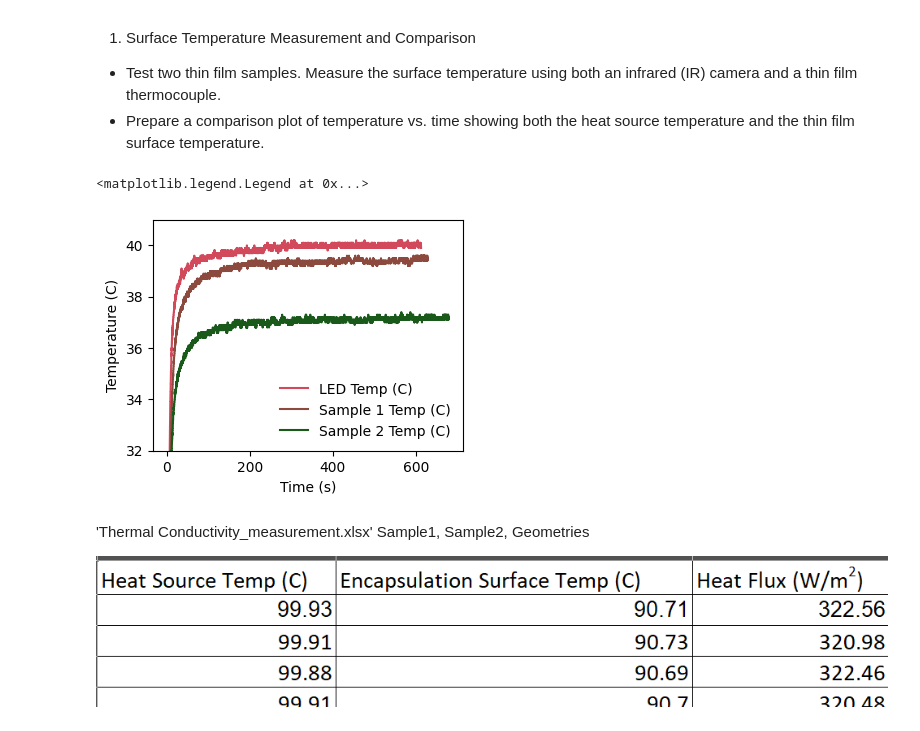
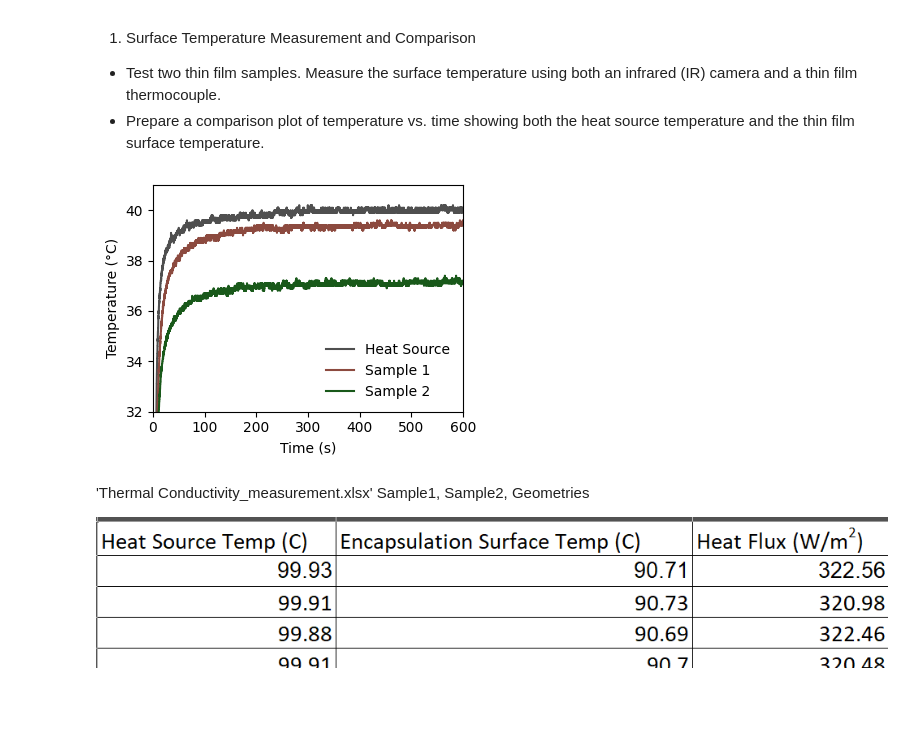
Before and after one commit to mohammadmundiwala/Flexible-Electronics, a Jupyter notebook: lab-2/data_analysis.ipynb, the cells around one changed output. Cells and saved outputs as stored; diff of their text form; code cells hidden in the pictures; blank space fills up the shorter version.

```diff
--- a/lab-2/data_analysis.ipynb
+++ b/lab-2/data_analysis.ipynb
@@ -24,19 +24,23 @@ surface_temp_df = pd.read_excel('data/Surface_Temperature.xlsx',
 # %%
 # fall theme colors
 fall_red = '#D1495B'
 fall_brown = '#8C4A3F'
 fall_green = "#19591A"
-plt.figure(figsize=(4, 3))
-plt.plot(surface_temp_df['Time (Sec)'], surface_temp_df['Bare LED Temp (C)'], label='LED Temp (C)', color=fall_red)
-plt.plot(surface_temp_df['Time (Sec).1'], surface_temp_df['Sample1 Temp (C)'], label='Sample 1 Temp (C)', color=fall_brown)
-plt.plot(surface_temp_df['Time (Sec).2'], surface_temp_df['Sample 2Temp (C)'], label='Sample 2 Temp (C)', color=fall_green)
-plt.xlabel('Time (s)')
-plt.ylabel('Temperature (C)')
-plt.ylim(32, 41)
-plt.legend(frameon=False)
+gray = '#4F4F4F'
+fig, ax = plt.subplots(figsize=(4, 3))
+ax.plot(surface_temp_df['Time (Sec)'], surface_temp_df['Bare LED Temp (C)'], label='Heat Source', color=gray)
+ax.plot(surface_temp_df['Time (Sec).1'], surface_temp_df['Sample1 Temp (C)'], label='Sample 1', color=fall_brown)
+ax.plot(surface_temp_df['Time (Sec).2'], surface_temp_df['Sample 2Temp (C)'], label='Sample 2', color=fall_green)
+ax.set_xlabel('Time (s)')
+ax.set_ylabel('Temperature (°C)')
+ax.set_ylim(32, 41)
+ax.legend(frameon=False)
+ax.set_xlim(0, 600)
+plt.tight_layout()
+plt.show()
+# fig.savefig('figs/surface_temperature_comparison.pdf', dpi=300, bbox_inches='tight')
 # %% [output]
-<matplotlib.legend.Legend at 0x...>
-[figure, old version]
+[figure, new version]
 # %% [markdown]
 'Thermal Conductivity_measurement.xlsx'
 Sample1, Sample2, Geometries
```
Also changed, not shown: parts of 8 cells of this notebook, 1 other file.
